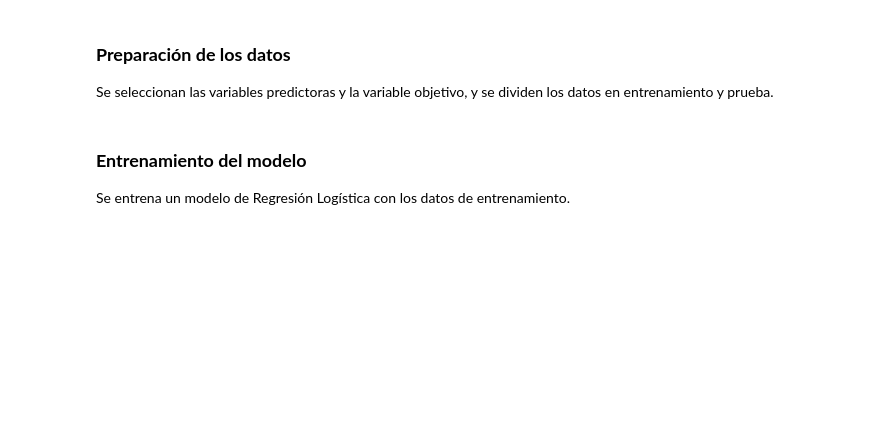
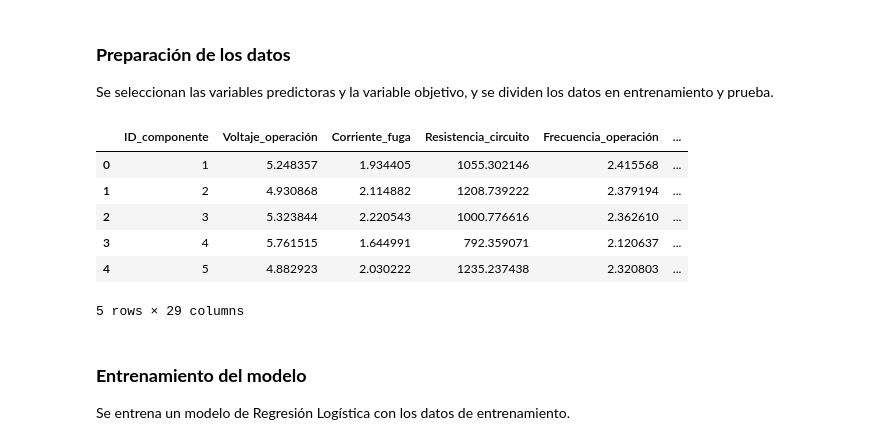
Before and after one commit to dtoralg/IE_Calidad_ML, a Jupyter notebook: Ejercicios/Modulo 3/Ejercicio_2_Regresion_Logistica_Clasificacion_Resuelto.ipynb, the cells around one changed output. Cells and saved outputs as stored; diff of their text form; code cells hidden in the pictures; blank space fills up the shorter version.

```diff
--- a/Ejercicios/Modulo 3/Ejercicio_2_Regresion_Logistica_Clasificacion_Resuelto.ipynb
+++ b/Ejercicios/Modulo 3/Ejercicio_2_Regresion_Logistica_Clasificacion_Resuelto.ipynb
@@ -45,6 +95,20 @@ plt.show()
 # %% [markdown]
 ### **Preparación de los datos**
 Se seleccionan las variables predictoras y la variable objetivo, y se dividen los datos en entrenamiento y prueba.
+# %%
+# Convertir variables categóricas a dummies
+data = pd.get_dummies(data, columns=['Proveedor_material', 'Modelo_chip', 'Método_prueba'], drop_first=True)
+
+# Verificar la estructura del dataset después de las transformaciones
+data.head()
+# %% [output]
+|  | ID_componente | Voltaje_operación | Corriente_fuga | Resistencia_circuito | Frecuencia_operación | ... |
+| 0 | 1 | 5.248357 | 1.934405 | 1055.302146 | 2.415568 | ... |
+| 1 | 2 | 4.930868 | 2.114882 | 1208.739222 | 2.379194 | ... |
+| 2 | 3 | 5.323844 | 2.220543 | 1000.776616 | 2.362610 | ... |
+| 3 | 4 | 5.761515 | 1.644991 | 792.359071 | 2.120637 | ... |
+| 4 | 5 | 4.882923 | 2.030222 | 1235.237438 | 2.320803 | ... |
+5 rows × 29 columns
 # %%
 # Celda 6
 # Definir variables predictoras y objetivo
```
Also changed, not shown: parts of 8 cells of this notebook.
